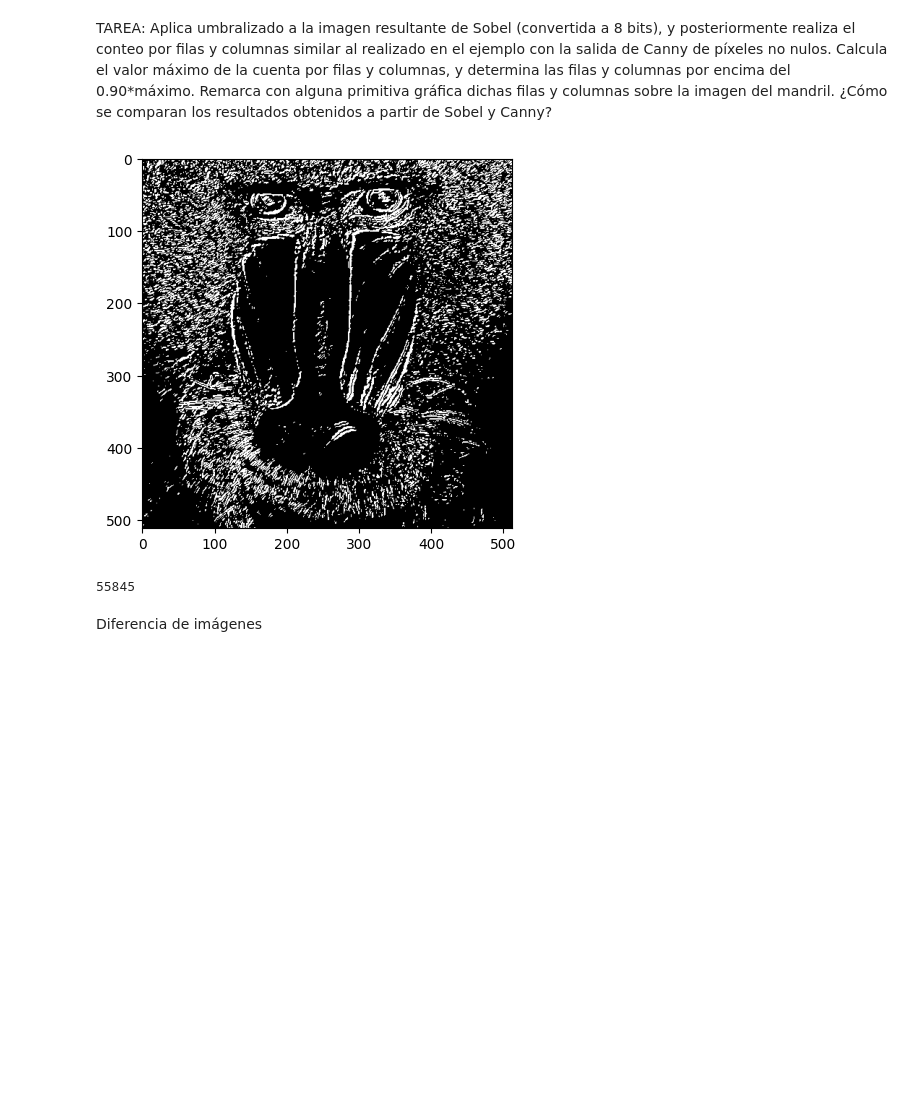
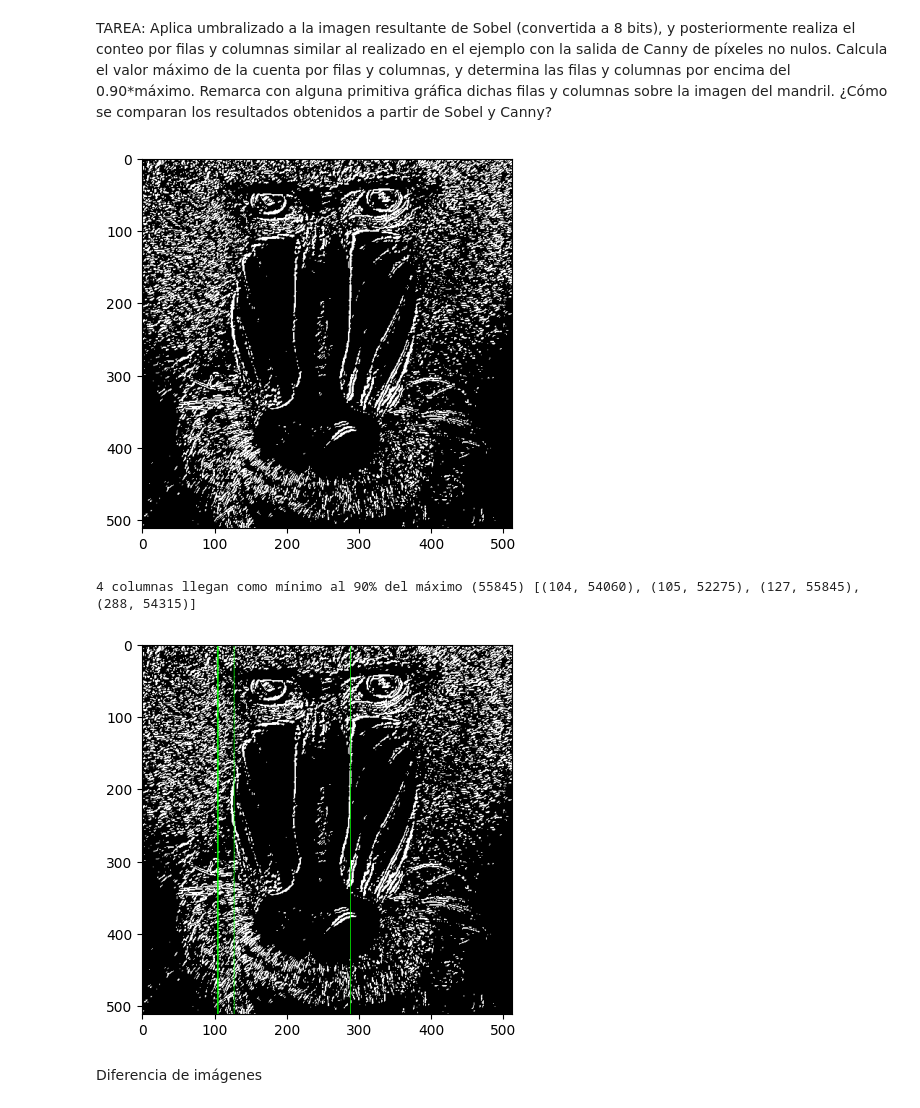
Before and after one commit to mohamedOharoun/VC_P2_42_25, a Jupyter notebook: VC_P2.ipynb, the cells around one changed output. Cells and saved outputs as stored; diff of their text form; code cells hidden in the pictures; blank space fills up the shorter version.

```diff
--- a/VC_P2.ipynb
+++ b/VC_P2.ipynb
@@ -339,35 +322,37 @@ TAREA: Aplica umbralizado a la imagen resultante de Sobel (convertida a 8 bits),
 # %%
 #Define valor umbral
 valorUmbral = 100 #Prueba otros valores
 #Obtiene imagen umbralizada para dicho valor definido
 _, sobelUmbralizado = cv2.threshold(sobel8, valorUmbral, 255, cv2.THRESH_BINARY)
 #Muestra resultado
 plt.imshow(sobelUmbralizado, cmap='gray')
 plt.show()
 
 cols_count_umbralizado = []
 for col in range(len(sobelUmbralizado[0])):
     cols_count_umbralizado.append(0)
     for row in range(len(sobelUmbralizado)):
-        cols_count[-1] += int(sobelUmbralizado[row][col])
+        cols_count_umbralizado[-1] += int(sobelUmbralizado[row][col])
 
+max_col = max(cols_count_umbralizado)
+threshold = 0.9 * max_col
+max_col_values = [(i, v) for i, v in enumerate(cols_count_umbralizado) if v >= threshold]
+print(f"{len(max_col_values)} columnas llegan como mínimo al 90% del máximo ({max_col})", max_col_values)
 
-print(max(cols_count_umbralizado))
+# Convertir a BGR para pintar en color
+output = cv2.cvtColor(sobelUmbralizado, cv2.COLOR_GRAY2BGR)
 
-# max_col = max(cols_umbralizado)
-# threshold = 0.9 * max_col
-# max_col_values = [(i, v) for i, v in enumerate(cols) if v >= threshold]
-# print(f"{len(max_col_values)} filas llegan como mínimo al 90% del máximo ({max_col})", max_col_values)
+# Dibujar líneas rojas con grosor mayor
+for (col_idx, val) in max_col_values:
+    cv2.line(output, (col_idx, 0), (col_idx, output.shape[0]-1), (0,255,0), 1)
 
-# # Convertir a BGR para pintar en color
-# output = cv2.cvtColor(sobelUmbralizado, cv2.COLOR_GRAY2BGR)
-
-# # Dibujar líneas rojas
-# for (col_idx, val) in max_col_values:
-#     cv2.line(output, (col_idx, 0), (col_idx, output.shape[0]-1), (0,0,255), 1)  # rojo en BGR
+# Mostrar en colores correctos
+plt.imshow(cv2.cvtColor(output, cv2.COLOR_BGR2RGB))
+plt.show()
 # %% [output]
 [figure]
-55845
+4 columnas llegan como mínimo al 90% del máximo (55845) [(104, 54060), (105, 52275), (127, 55845), (288, 54315)]
+[figure, added]
 # %% [markdown]
 Diferencia de imágenes
 # %%
```
Also changed, not shown: parts of 5 cells of this notebook.
